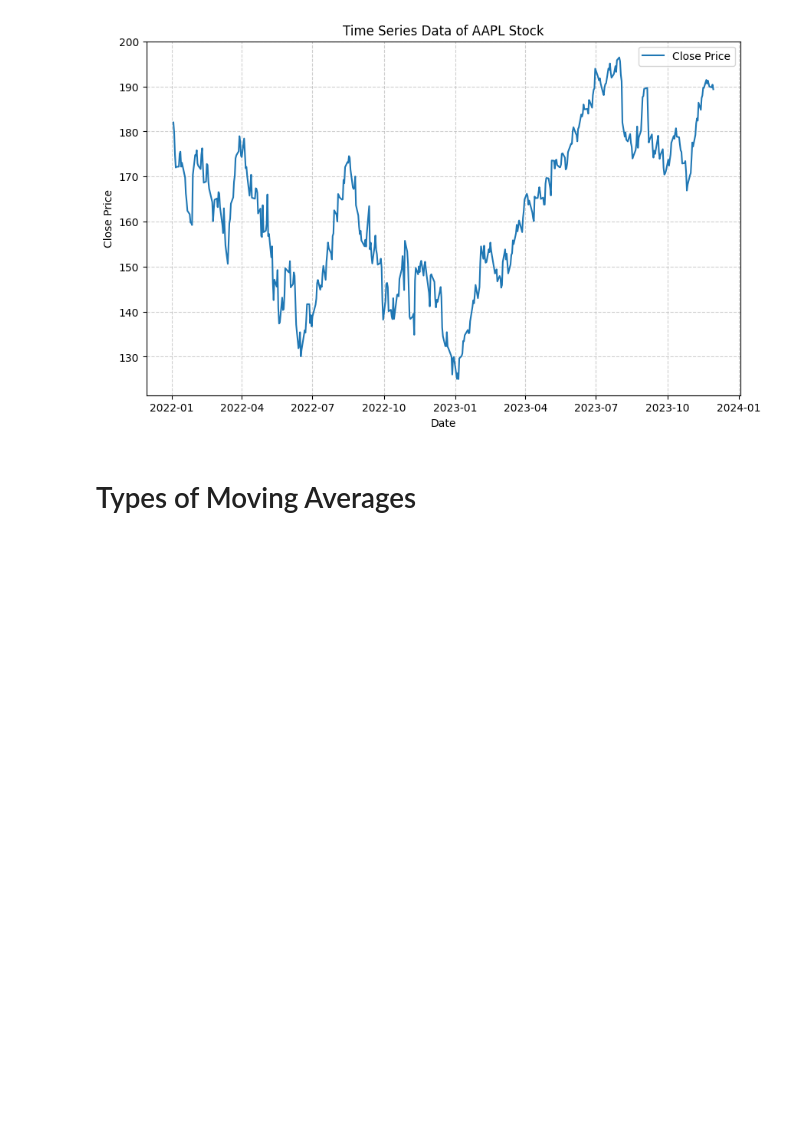
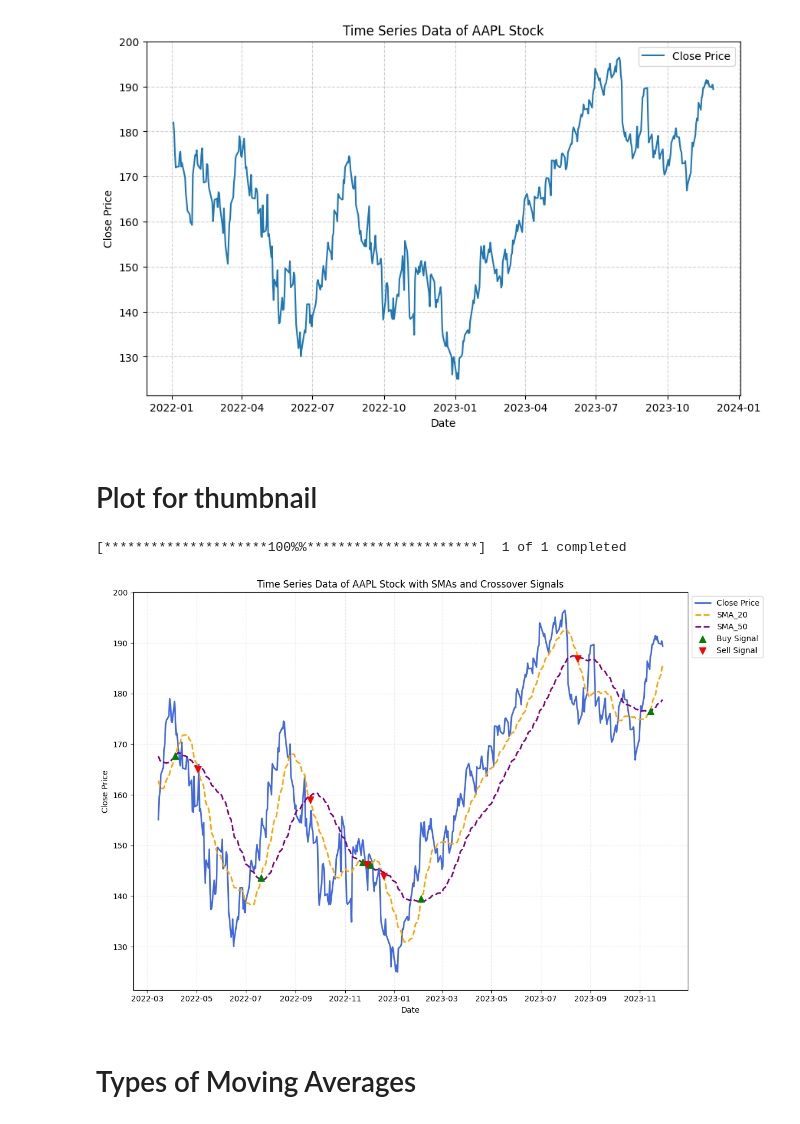
Before and after one commit to Mund99/Medium_Writing, a Jupyter notebook: moving_averages_simulation.ipynb, the cells around one changed output. Saved outputs shown, nothing was run; the diff lists cells and outputs as text; code cells hidden in the pictures; blank space fills up the shorter version.

Commit message:
include thumbnail code

```diff
--- a/moving_averages_simulation.ipynb
+++ b/moving_averages_simulation.ipynb
@@ -55,6 +55,51 @@ plt.grid(visible=True, alpha=0.6, linestyle='--')
 plt.show()
 # %% [output]
 [figure]
+# %% [markdown]
+# Plot for thumbnail
+# %%
+df = yf.download(ticker, start_date, end_date)
+# %% [output]
+[*********************100%%**********************]  1 of 1 completed
+# %%
+# Simple Moving Average
+# rolling 5 represents fast ma
+# rolling 20 represents a slow ma
+
+df['SMA_20'] = df['Close'].rolling(20).mean()
+df['SMA_50'] = df['Close'].rolling(50).mean()
+
+df.dropna(inplace=True)
+# %%
+# Plot the chart with the SMAs and crossover markers
+plt.figure(figsize=(12, 8))
+
+# Plot Close Price and SMAs
+plt.plot(df['Close'], label='Close Price', color='royalblue', linewidth=2)
+plt.plot(df['SMA_20'], label='SMA_20', linestyle='--', color='orange', linewidth=2)
+plt.plot(df['SMA_50'], label='SMA_50', linestyle='--', color='purple', linewidth=2)
+
+# Identify crossover points
+crossover_buy_points = df[(df['SMA_20'] > df['SMA_50']) & (df['SMA_20'].shift(1) < df['SMA_50'].shift(1))]
+crossover_sell_points = df[(df['SMA_20'] < df['SMA_50']) & (df['SMA_20'].shift(1) > df['SMA_50'].shift(1))]
+
+# Plot crossover points with enlarged markers
+plt.scatter(crossover_buy_points.index, crossover_buy_points['SMA_20'], marker='^', color='green', s=70, label='Buy Signal', zorder=5)
+plt.scatter(crossover_sell_points.index, crossover_sell_points['SMA_20'], marker='v', color='red', s=70, label='Sell Signal', zorder=5)
+
+plt.xlabel('Date')
+plt.ylabel('Close Price')
+plt.title('Time Series Data of AAPL Stock with SMAs and Crossover Signals')
+plt.legend()
+plt.grid(visible=True, alpha=0.3, linestyle='--')
+
+# Add a legend outside the plot for clarity
+plt.legend(loc='upper left', bbox_to_anchor=(1, 1))
+
+plt.tight_layout()
+plt.show()
+# %% [output]
+[figure, added]
 # %% [markdown]
 # Types of Moving Averages
 # %% [markdown]
```
Also changed, not shown: parts of 3 cells of this notebook.
